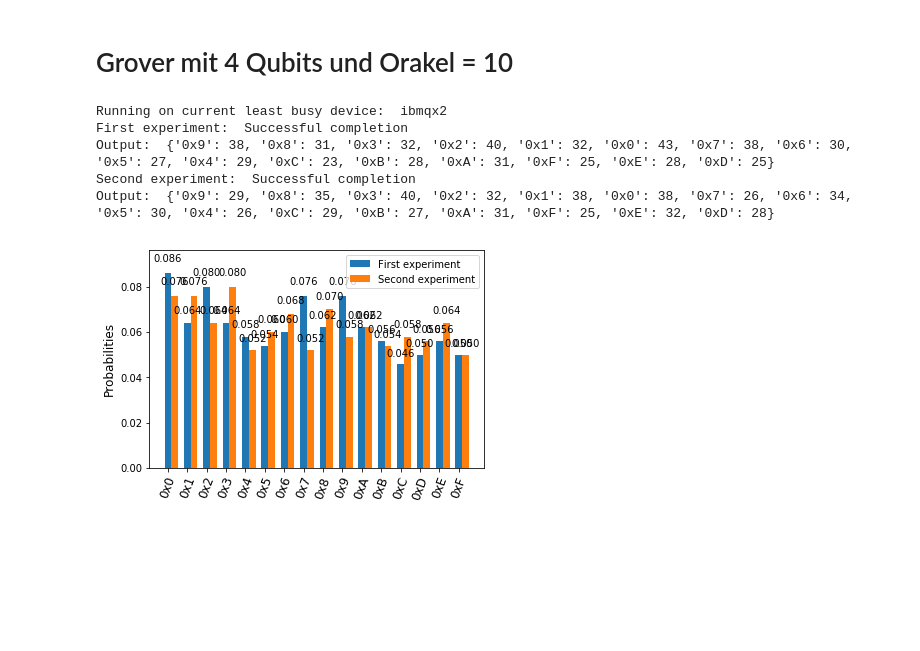
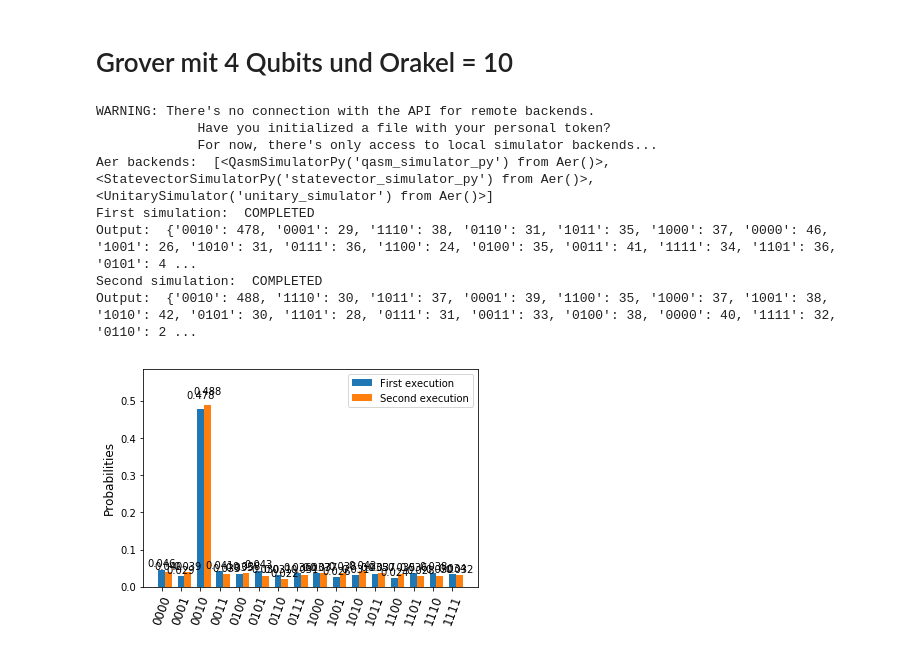
Before and after one commit to m4gr4th34/Grover-Algorithmus-Qiskit, a Jupyter notebook: Jupyter-Notebook/Grover Algorithmus Qiskit.ipynb, the cells around one changed output. Saved outputs shown, nothing was run; the diff lists cells and outputs as text; code cells hidden in the pictures; blank space fills up the shorter version.

```diff
--- a/Jupyter-Notebook/Grover Algorithmus Qiskit.ipynb
+++ b/Jupyter-Notebook/Grover Algorithmus Qiskit.ipynb
@@ -278,7 +278,7 @@ except:
              For now, there's only access to local simulator backends...""")
 
 # decide, on which backend you want to run the grover algorithmus
-backendIBMQ = True
+backendIBMQ = False
 
 # define the number n-Qbits
 n = 4
@@ -382,36 +382,39 @@ if backendIBMQ:
         print("Output: ", counts01)
         print("Second experiment: ", result_exp2)
         print("Output: ", counts02)
         legend = ['First experiment', 'Second experiment']
         plot_histogram([counts01, counts02], legend=legend)
         circuit_drawer(qc)
     except:
         print("All devices are currently unavailable. Try again later.")
 
 # or run the code on your own system with the simulation backend Aer
 else:
     # See a list of available local simulators
     print("Aer backends: ", Aer.backends())
     backend_sim = Aer.get_backend('qasm_simulator')
 
     # Compile and run the Quantum circuit on a simulator backend
     sim_result1 = execute(qc, backend_sim, shots=1000).result()
     sim_result2 = execute(qc, backend_sim, shots=1000).result()
     counts1 = sim_result1.get_counts(qc)
     counts2 = sim_result2.get_counts(qc)
 
     # Show the results as text and plot
     print("First simulation: ", sim_result1)
     print("Output: ", counts1)
     print("Second simulation: ", sim_result2)
     print("Output: ", counts2)
     legend = ['First execution', 'Second execution']
     plot_histogram([counts1,counts2], legend=legend)
     circuit_drawer(qc)
 # %% [output]
-Running on current least busy device:  ibmqx2
-First experiment:  Successful completion
-Output:  {'0x9': 38, '0x8': 31, '0x3': 32, '0x2': 40, '0x1': 32, '0x0': 43, '0x7': 38, '0x6': 30, '0x5': 27, '0x4': 29, '0xC': 23, '0xB': 28, '0xA': 31, '0xF': 25, '0xE': 28, '0xD': 25}
-Second experiment:  Successful completion
-Output:  {'0x9': 29, '0x8': 35, '0x3': 40, '0x2': 32, '0x1': 38, '0x0': 38, '0x7': 26, '0x6': 34, '0x5': 30, '0x4': 26, '0xC': 29, '0xB': 27, '0xA': 31, '0xF': 25, '0xE': 32, '0xD': 28}
+WARNING: There's no connection with the API for remote backends.
+             Have you initialized a file with your personal token?
+             For now, there's only access to local simulator backends...
+Aer backends:  [<QasmSimulatorPy('qasm_simulator_py') from Aer()>, <StatevectorSimulatorPy('statevector_simulator_py') from Aer()>, <UnitarySimulator('unitary_simulator') from Aer()>]
+First simulation:  COMPLETED
+Output:  {'0010': 478, '0001': 29, '1110': 38, '0110': 31, '1011': 35, '1000': 37, '0000': 46, '1001': 26, '1010': 31, '0111': 36, '1100': 24, '0100': 35, '0011': 41, '1111': 34, '1101': 36, '0101': 4 ...
+Second simulation:  COMPLETED
+Output:  {'0010': 488, '1110': 30, '1011': 37, '0001': 39, '1100': 35, '1000': 37, '1001': 38, '1010': 42, '0101': 30, '1101': 28, '0111': 31, '0011': 33, '0100': 38, '0000': 40, '1111': 32, '0110': 2 ...
-[figure, old version]
+[figure, new version]
```
